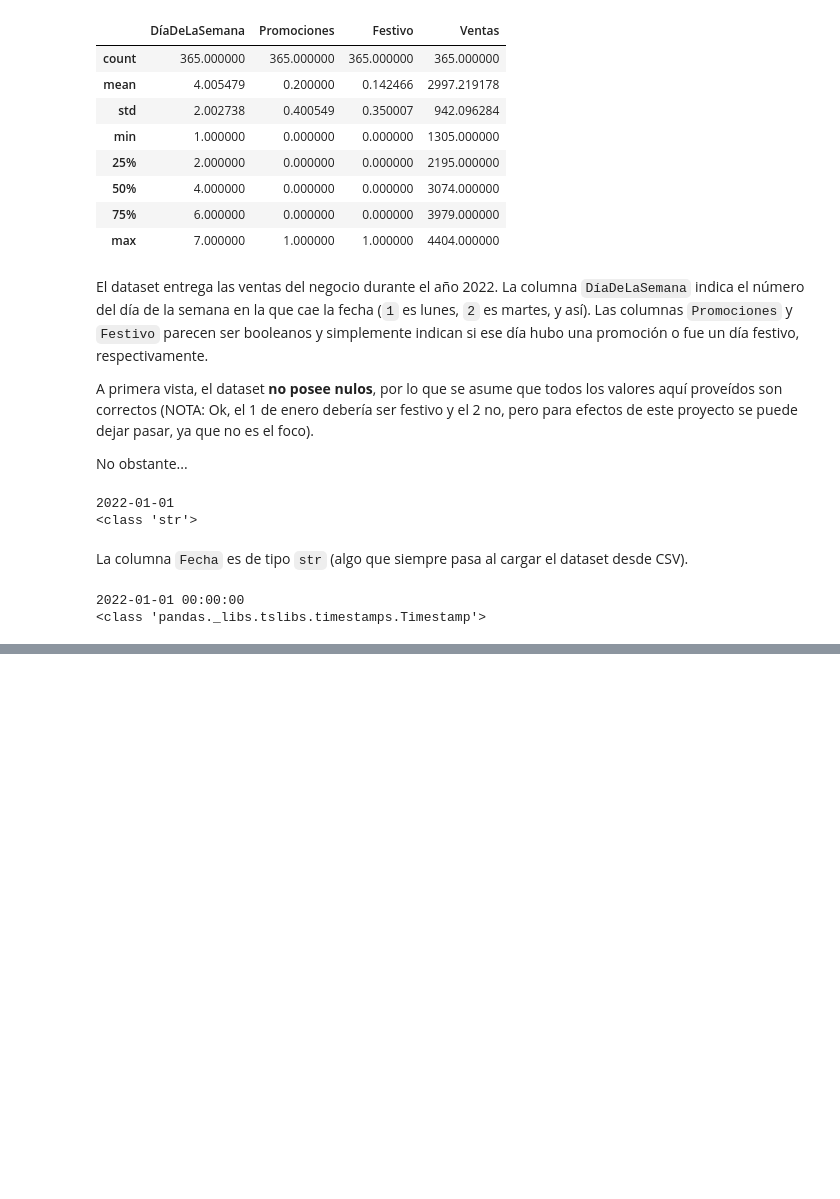
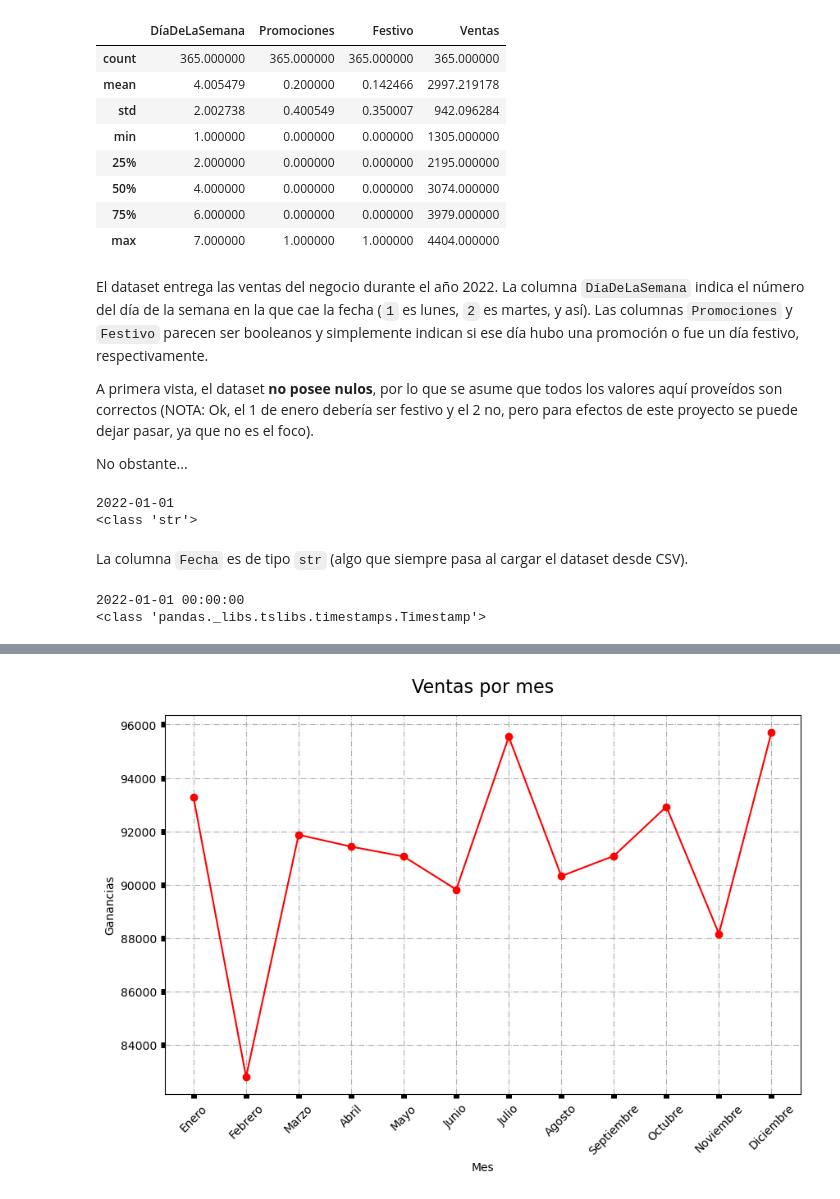
Before and after one commit to frgonzalezb/Udemy_Python_Total_DS_ML, a Jupyter notebook: 11_Machine_Learning_I/Proyecto/Proyecto de Día 11 - Análisis Predictivo para una Tienda Minorista.ipynb, the cells around one changed output, grey strips where cells are left out. Drawn from its saved outputs; the diff is of its cells as text; code cells hidden in the pictures; blank space fills up the shorter version.

```diff
--- a/11_Machine_Learning_I/Proyecto/Proyecto de Día 11 - Análisis Predictivo para una Tienda Minorista.ipynb
+++ b/11_Machine_Learning_I/Proyecto/Proyecto de Día 11 - Análisis Predictivo para una Tienda Minorista.ipynb
@@ -143,0 +216,6 @@ X_train, X_test, y_train, y_test = ms.train_test_split(
+# %%
+# Obtener el total de ventas por mes y guardarlo en un nuevo dataframe
+df_ventas_mes: pd.DataFrame = pd.DataFrame(
+    {'Mes': df['Fecha'].dt.month, 'Ventas': df['Ventas']}
+).set_index('Mes').groupby('Mes').sum()
+df_ventas_mes
@@ -143,0 +237,28 @@ X_train, X_test, y_train, y_test = ms.train_test_split(
+# %%
+# Plotear el total de ventas por mes
+meses: list[str] = [
+    'Enero',
+    'Febrero',
+    'Marzo',
+    'Abril',
+    'Mayo',
+    'Junio',
+    'Julio',
+    'Agosto',
+    'Septiembre',
+    'Octubre',
+    'Noviembre',
+    'Diciembre'
+]
+
+plt.figure(figsize=(10, 6))
+plt.title('Ventas por mes', fontsize=16, pad=20)
+plt.grid(True, linestyle='-.')
+plt.plot(meses, df_ventas_mes['Ventas'], 'ro-')
+plt.tick_params(width=5)
+plt.xticks(rotation=45)
+plt.xlabel('Mes')
+plt.ylabel('Ganancias')
+plt.show()
+# %% [output]
+[figure, added]
```
Also changed, not shown: parts of 18 cells of this notebook.
